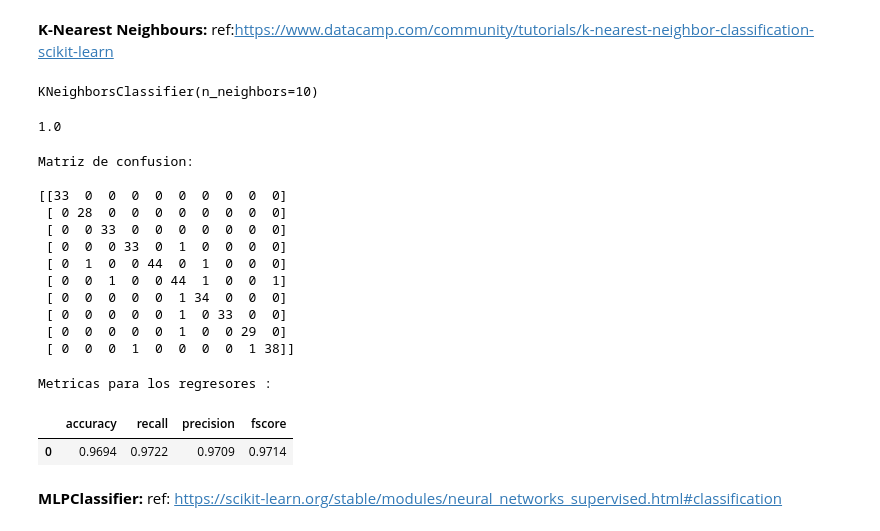
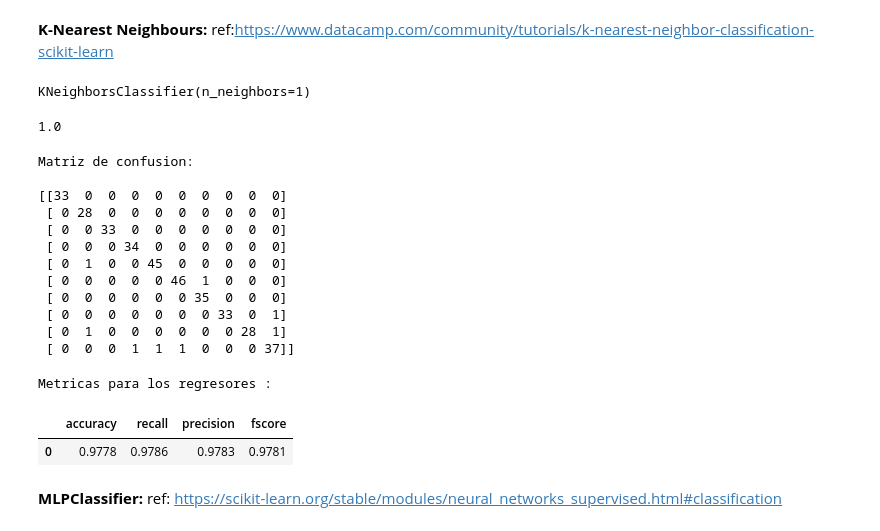
Before and after one commit to alvarxo/mat2841_portfolio, a Jupyter notebook: homeworks/hw_02_alvaro.ipynb, the cells around one changed output. Drawn from its saved outputs; the diff is of its cells as text; code cells hidden in the pictures.

```diff
--- a/homeworks/hw_02_alvaro.ipynb
+++ b/homeworks/hw_02_alvaro.ipynb
@@ -250,8 +250,8 @@ __K-Nearest Neighbours:__ ref:https://www.datacamp.com/community/tutorials/k-nea
 from sklearn.neighbors import KNeighborsClassifier
 
 # Creando el modelo
-model = KNeighborsClassifier(n_neighbors=10)
+model = KNeighborsClassifier(n_neighbors=1)
 model.fit(X_train, Y_train) # ajustando el modelo
 # %% [output]
-KNeighborsClassifier(n_neighbors=10)
+KNeighborsClassifier(n_neighbors=1)
 # %%
@@ -260,7 +260,7 @@ rlog.score(X_train,Y_train)
 1.0
 # %%
 y_true2 =  list(Y_test)
-y_pred2 = list(rlog.predict(X_test))
+y_pred2 = list(model.predict(X_test))
 
 print('\nMatriz de confusion:\n ')
 print(confusion_matrix(y_true2,y_pred2))
@@ -270,29 +270,29 @@ Matriz de confusion:
 [[33  0  0  0  0  0  0  0  0  0]
  [ 0 28  0  0  0  0  0  0  0  0]
  [ 0  0 33  0  0  0  0  0  0  0]
- [ 0  0  0 33  0  1  0  0  0  0]
- [ 0  1  0  0 44  0  1  0  0  0]
- [ 0  0  1  0  0 44  1  0  0  1]
- [ 0  0  0  0  0  1 34  0  0  0]
- [ 0  0  0  0  0  1  0 33  0  0]
- [ 0  0  0  0  0  1  0  0 29  0]
- [ 0  0  0  1  0  0  0  0  1 38]]
+ [ 0  0  0 34  0  0  0  0  0  0]
+ [ 0  1  0  0 45  0  0  0  0  0]
+ [ 0  0  0  0  0 46  1  0  0  0]
+ [ 0  0  0  0  0  0 35  0  0  0]
+ [ 0  0  0  0  0  0  0 33  0  1]
+ [ 0  1  0  0  0  0  0  0 28  1]
+ [ 0  0  0  1  1  1  0  0  0 37]]
 # %%
 df_temp2 = pd.DataFrame(
     {
         'y':y_true2,
         'yhat':y_pred2
         }
 )
 
-df_metrics = summary_metrics(df_temp2)
+df_metrics2 = summary_metrics(df_temp2)
 print("\nMetricas para los regresores : ")
 print("")
-df_metrics
+df_metrics2
 # %% [output]
 Metricas para los regresores :
 |  | accuracy | recall | precision | fscore |
-| 0 | 0.9694 | 0.9722 | 0.9709 | 0.9714 |
+| 0 | 0.9778 | 0.9786 | 0.9783 | 0.9781 |
 # %% [markdown]
 __MLPClassifier:__ ref: https://scikit-learn.org/stable/modules/neural_networks_supervised.html#classification
 # %%
```
Also changed, not shown: parts of 4 cells of this notebook.
